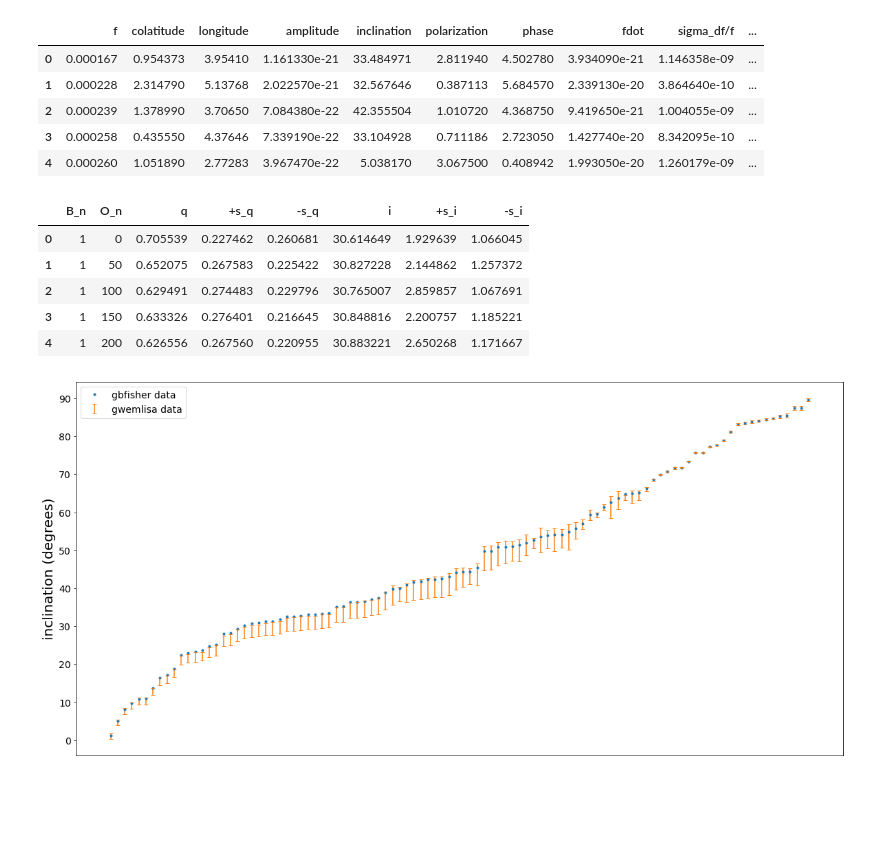
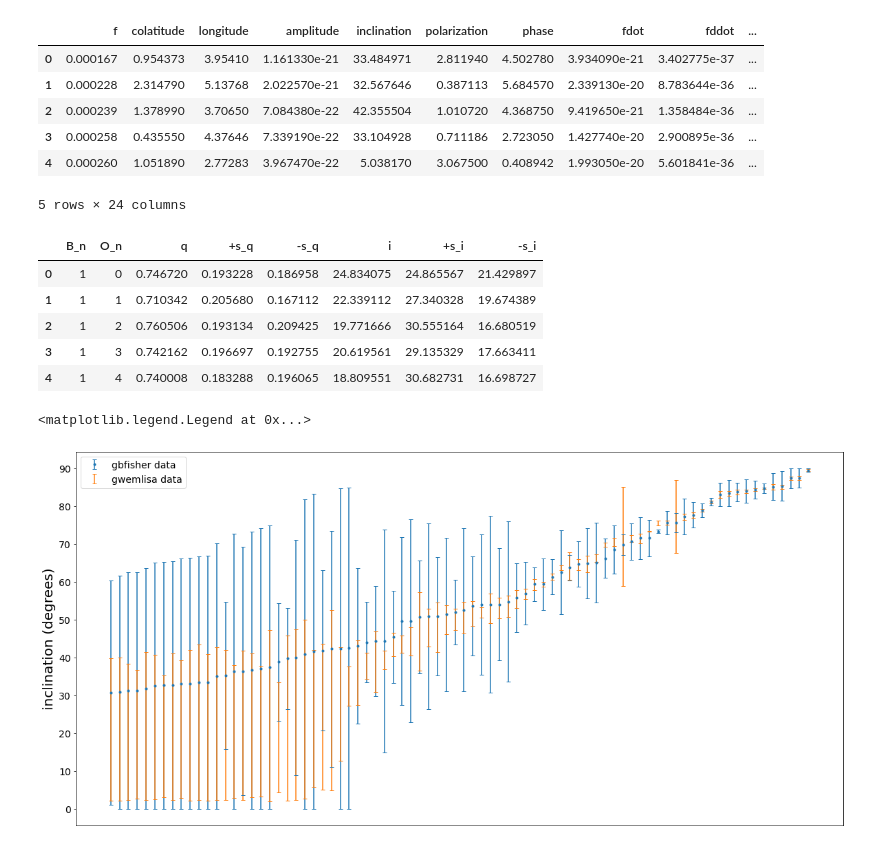
Before and after one commit to mcoughlin/gwemlisa, a Jupyter notebook: bilby_example/mass_ratio_and_inclination_plots.ipynb, the cells around one changed output. Drawn from its saved outputs; the diff is of its cells as text; code cells hidden in the pictures; blank space fills up the shorter version.

Commit message:
add binary selection script

```diff
--- a/bilby_example/mass_ratio_and_inclination_plots.ipynb
+++ b/bilby_example/mass_ratio_and_inclination_plots.ipynb
@@ -8,25 +8,35 @@ import pandas as pd
 import scipy.stats
 import matplotlib.pyplot as plt
 # %%
-gbfisher_columns = ['f','colatitude','longitude','amplitude','inclination','polarization','phase','fdot','sigma_df/f','sigma_colatitude','sigma_longitude','sigma_inclination','sigma_polarization','sigma_phase','sigma_dfdot/fdot']
-gbfisher = pd.read_table('../data/gbfisher_parameters.dat',delimiter=' ', header=None,index_col=False,names=gbfisher_columns)
+gbfisher_columns = ['f','colatitude','longitude','amplitude','inclination','polarization','phase','fdot','fddot','sigma_df/f','sigma_colatitude','sigma_longitude','sigma_dA/A','sigma_inclination','sigma_polarization','sigma_phase','sigma_dfdot/fdot','sigma_dfddot/fddot','sigma_Omega','SNR','b','l','mchirp','distance']
+gbfisher = pd.read_table('../ldasoft/gbfisher_example/gbfisher_parameters.dat',delimiter=' ', header=None,index_col=False,names=gbfisher_columns)
 gbfisher['inclination'] = 90 - abs(np.degrees(gbfisher['inclination']) - 90)
+# This makes plots readable, remove this part once better binaries are established
+for i, v in enumerate(gbfisher['sigma_inclination']):
+    vd = 90 - abs(np.degrees(v) - 90)
+    if(90 - gbfisher['inclination'].iloc[i] < vd or gbfisher['inclination'].iloc[i] < vd):
+        gbfisher['sigma_inclination'].iloc[i] = min(90 - gbfisher['inclination'].iloc[i],gbfisher['inclination'].iloc[i])
+    else:
+        gbfisher['sigma_inclination'].iloc[i] = 90 - abs(np.degrees(gbfisher['sigma_inclination'].iloc[i]) - 90)
+
 gbfisher.head()
 # %% [output]
-|  | f | colatitude | longitude | amplitude | inclination | polarization | phase | fdot | sigma_df/f | ... |
-| 0 | 0.000167 | 0.954373 | 3.95410 | 1.161330e-21 | 33.484971 | 2.811940 | 4.502780 | 3.934090e-21 | 1.146358e-09 | ... |
-| 1 | 0.000228 | 2.314790 | 5.13768 | 2.022570e-21 | 32.567646 | 0.387113 | 5.684570 | 2.339130e-20 | 3.864640e-10 | ... |
-| 2 | 0.000239 | 1.378990 | 3.70650 | 7.084380e-22 | 42.355504 | 1.010720 | 4.368750 | 9.419650e-21 | 1.004055e-09 | ... |
-| 3 | 0.000258 | 0.435550 | 4.37646 | 7.339190e-22 | 33.104928 | 0.711186 | 2.723050 | 1.427740e-20 | 8.342095e-10 | ... |
-| 4 | 0.000260 | 1.051890 | 2.77283 | 3.967470e-22 | 5.038170 | 3.067500 | 0.408942 | 1.993050e-20 | 1.260179e-09 | ... |
+|  | f | colatitude | longitude | amplitude | inclination | polarization | phase | fdot | fddot | ... |
+| 0 | 0.000167 | 0.954373 | 3.95410 | 1.161330e-21 | 33.484971 | 2.811940 | 4.502780 | 3.934090e-21 | 3.402775e-37 | ... |
+| 1 | 0.000228 | 2.314790 | 5.13768 | 2.022570e-21 | 32.567646 | 0.387113 | 5.684570 | 2.339130e-20 | 8.783644e-36 | ... |
+| 2 | 0.000239 | 1.378990 | 3.70650 | 7.084380e-22 | 42.355504 | 1.010720 | 4.368750 | 9.419650e-21 | 1.358484e-36 | ... |
+| 3 | 0.000258 | 0.435550 | 4.37646 | 7.339190e-22 | 33.104928 | 0.711186 | 2.723050 | 1.427740e-20 | 2.900895e-36 | ... |
+| 4 | 0.000260 | 1.051890 | 2.77283 | 3.967470e-22 | 5.038170 | 3.067500 | 0.408942 | 1.993050e-20 | 5.601841e-36 | ... |
+5 rows × 24 columns
 # %%
 gwemlisa_columns = ['B_n','O_n','q','+s_q','-s_q','i','+s_i','-s_i']
 binDir = os.path.join(os.getcwd(),'out-gwprior')
+exclude = ['fdot','inc']
 data = []
 
 for binary in os.listdir(binDir):
     for foldername in os.listdir(os.path.join(binDir,binary)):
-        if os.path.isdir(os.path.join(binDir,os.path.join(binary,foldername))):
+        if os.path.isdir(os.path.join(binDir,os.path.join(binary,foldername))) & (not foldername in exclude):
             q = []
             i = []
             B_n = int(re.search('binary(.+?)row',foldername).group(1))
@@ -35,8 +45,8 @@ for binary in os.listdir(binDir):
             raw = open(os.path.join(binDir,os.path.join(binary,binPath)),'r')
             for pos, line in enumerate(raw):
                 values = [float(i) for i in line.split()]
-                q.append(values[0])
-                i.append(90 - abs(values[2] - 90))
+                q.append(values[2])
+                i.append(90 - abs(values[4] - 90))
             raw.close()
             q_50, q_10, q_90 = np.percentile(q,50), np.percentile(q,10), np.percentile(q,90)
             i_50, i_10, i_90 = np.percentile(i,50), np.percentile(i,10), np.percentile(i,90)
@@ -46,11 +56,11 @@ gwemlisa = gwemlisa.sort_values(['B_n','O_n']).reset_index(drop=True)
 gwemlisa.head()
 # %% [output]
 |  | B_n | O_n | q | +s_q | -s_q | i | +s_i | -s_i |
-| 0 | 1 | 0 | 0.705539 | 0.227462 | 0.260681 | 30.614649 | 1.929639 | 1.066045 |
-| 1 | 1 | 50 | 0.652075 | 0.267583 | 0.225422 | 30.827228 | 2.144862 | 1.257372 |
-| 2 | 1 | 100 | 0.629491 | 0.274483 | 0.229796 | 30.765007 | 2.859857 | 1.067691 |
-| 3 | 1 | 150 | 0.633326 | 0.276401 | 0.216645 | 30.848816 | 2.200757 | 1.185221 |
-| 4 | 1 | 200 | 0.626556 | 0.267560 | 0.220955 | 30.883221 | 2.650268 | 1.171667 |
+| 0 | 1 | 0 | 0.746720 | 0.193228 | 0.186958 | 24.834075 | 24.865567 | 21.429897 |
+| 1 | 1 | 1 | 0.710342 | 0.205680 | 0.167112 | 22.339112 | 27.340328 | 19.674389 |
+| 2 | 1 | 2 | 0.760506 | 0.193134 | 0.209425 | 19.771666 | 30.555164 | 16.680519 |
+| 3 | 1 | 3 | 0.742162 | 0.196697 | 0.192755 | 20.619561 | 29.135329 | 17.663411 |
+| 4 | 1 | 4 | 0.740008 | 0.183288 | 0.196065 | 18.809551 | 30.682731 | 16.698727 |
 # %%
 igwemlisa_columns = ['i','+s_i','-s_i']
 data = []
@@ -88,23 +98,24 @@ qgwemlisa = pd.DataFrame(data,columns=qgwemlisa_columns)
 # %%
 i_gbfisher = gbfisher.sort_values(['inclination']).reset_index()
 i_gwemlisa = igwemlisa.sort_values(['i']).reset_index()
 
 # This adjusts the interval of binaries which are shown
-lb = 0
+lb = 20
 ub = 100
 cut = [False]*lb + [True]*(ub-lb) + [False]*(100-ub)
 
 fig, ax = plt.subplots(figsize=(20,10))
 ax.tick_params(axis="y", labelsize=14)
 plt.xticks([])
 plt.yticks(np.arange(0, 100, 10))
-plt.plot(i_gbfisher['inclination'][cut],linestyle='',marker='.')
+plt.errorbar(x=range(lb,ub),y=i_gbfisher['inclination'][cut],capsize=3,yerr=i_gbfisher['sigma_inclination'][cut],linestyle='',marker='.')
 plt.errorbar(x=range(lb,ub),y=i_gwemlisa['i'][cut],capsize=3,yerr=np.transpose(np.array(i_gwemlisa[['-s_i','+s_i']][cut])),linestyle='',marker='')
 plt.ylabel('inclination (degrees)',fontsize=20)
 ax.legend(['gbfisher data','gwemlisa data'],fontsize=14)
-fig.savefig('inclination_plot.jpg')
+# fig.savefig('inclination_plot.jpg')
 # %% [output]
+<matplotlib.legend.Legend at 0x...>
-[figure, old version]
+[figure, new version]
 # %%
 q_gwemlisa = qgwemlisa.sort_values(['q']).reset_index()
 
```
Also changed, not shown: parts of 2 cells of this notebook, 7 other files.
